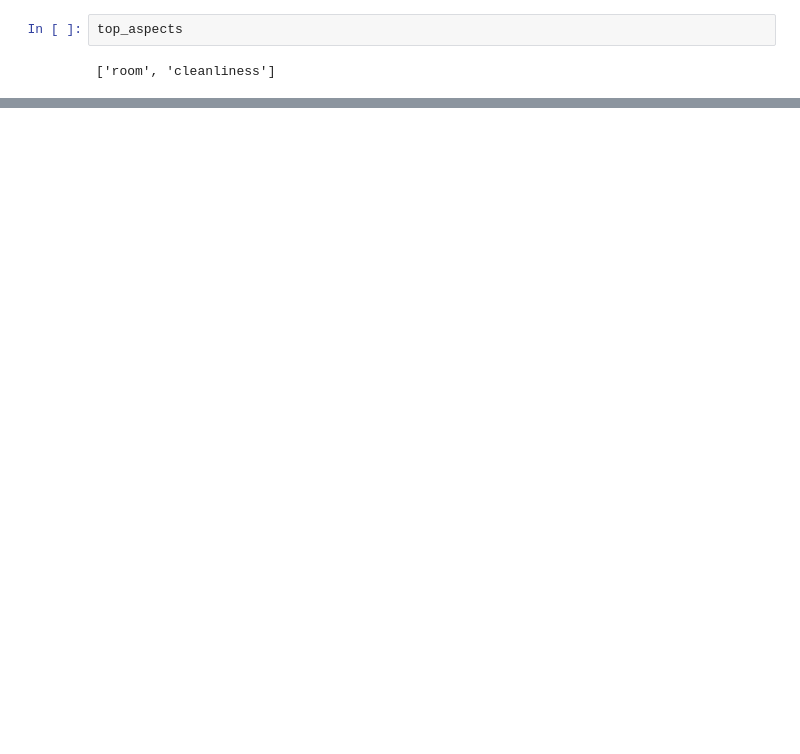
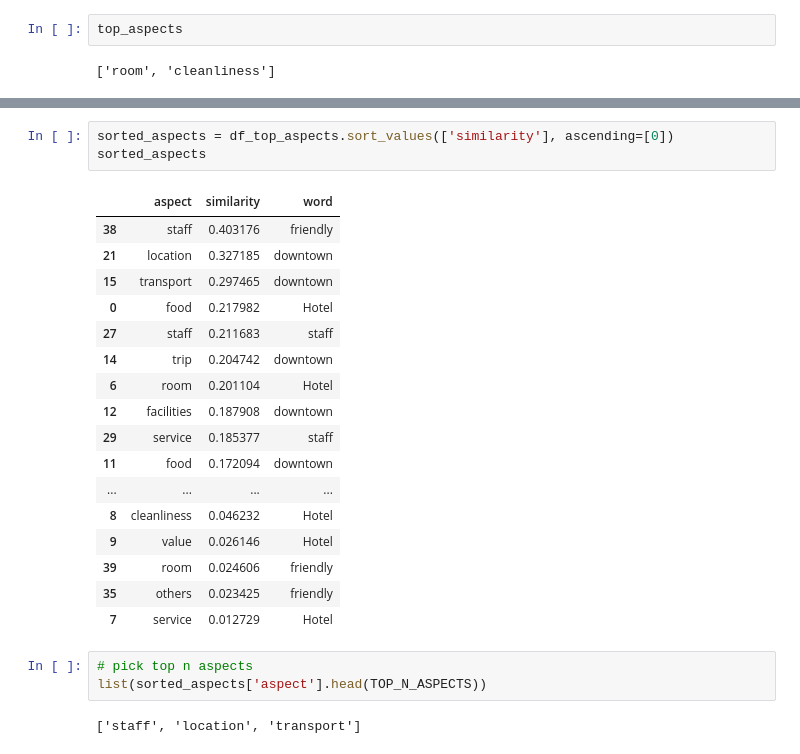
Before and after one commit to sudhir-behani/text_analytics, a Jupyter notebook: aspect_ratings.ipynb, the cells around one changed output, grey strips where cells are left out. Drawn from its saved outputs; the diff is of its cells as text; blank space fills up the shorter version.

```diff
--- a/aspect_ratings.ipynb
+++ b/aspect_ratings.ipynb
@@ -222,0 +225,26 @@ top_aspects
+# %%
+sorted_aspects = df_top_aspects.sort_values(['similarity'], ascending=[0])
+sorted_aspects
+# %% [output]
+|  | aspect | similarity | word |
+| 38 | staff | 0.403176 | friendly |
+| 21 | location | 0.327185 | downtown |
+| 15 | transport | 0.297465 | downtown |
+| 0 | food | 0.217982 | Hotel |
+| 27 | staff | 0.211683 | staff |
+| 14 | trip | 0.204742 | downtown |
+| 6 | room | 0.201104 | Hotel |
+| 12 | facilities | 0.187908 | downtown |
+| 29 | service | 0.185377 | staff |
+| 11 | food | 0.172094 | downtown |
+| ... | ... | ... | ... |
+| 8 | cleanliness | 0.046232 | Hotel |
+| 9 | value | 0.026146 | Hotel |
+| 39 | room | 0.024606 | friendly |
+| 35 | others | 0.023425 | friendly |
+| 7 | service | 0.012729 | Hotel |
+# %%
+# pick top n aspects
+list(sorted_aspects['aspect'].head(TOP_N_ASPECTS))
+# %% [output]
+['staff', 'location', 'transport']
```
Also changed, not shown: parts of 27 cells of this notebook.
